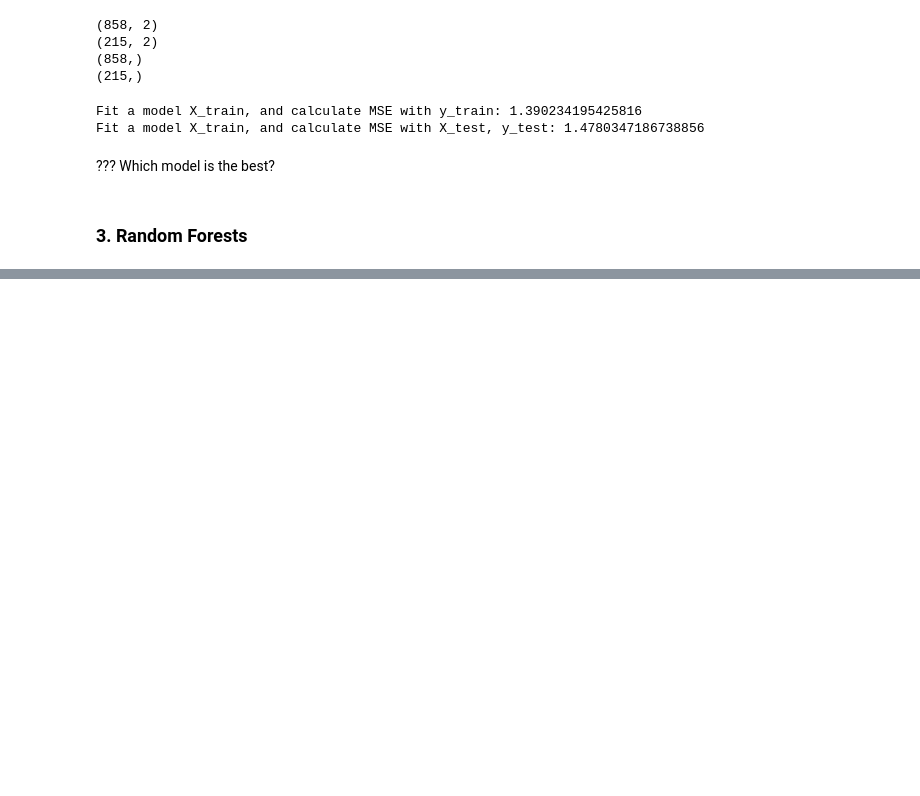
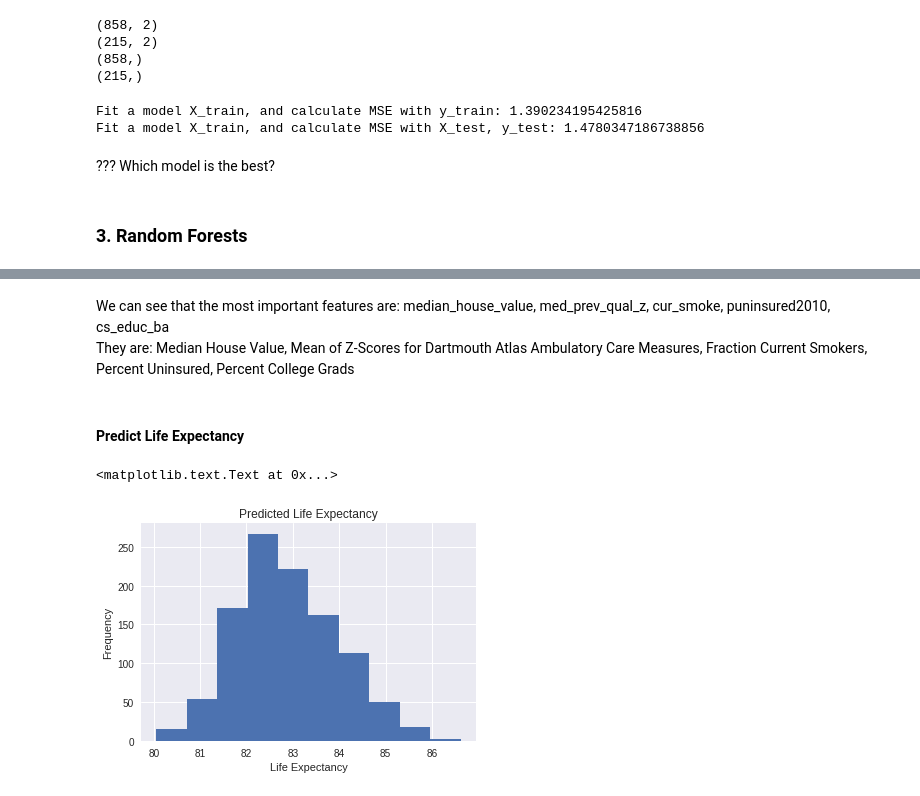
Before and after one commit to anxin16/Capstone-Project-2, a Jupyter notebook: Capstone-Report/Capstone-3.ipynb, the cells around one changed output, grey strips where cells are left out. Cells and saved outputs as stored; diff of their text form; code cells hidden in the pictures; blank space fills up the shorter version.

```diff
--- a/Capstone-Report/Capstone-3.ipynb
+++ b/Capstone-Report/Capstone-3.ipynb
@@ -1097,0 +1103,7 @@ Fit a model X_train, and calculate MSE with X_test, y_test: 1.4780347186738856
+# %%
+X0 = X.copy()
+# %%
+# Random Forest Regression
+rfr = RandomForestRegressor()
+rfr.fit(X0, y)
+print('Coefficient of determination R^2 of the prediction:', rfr.score(X0, y))
@@ -1097,0 +1135,14 @@ Fit a model X_train, and calculate MSE with X_test, y_test: 1.4780347186738856
+# %% [markdown]
+We can see that the most important features are: median_house_value, med_prev_qual_z, cur_smoke, puninsured2010, cs_educ_ba
+They are: Median House Value, Mean of Z-Scores for Dartmouth Atlas Ambulatory Care Measures, Fraction Current Smokers, Percent Uninsured, Percent College Grads
+# %% [markdown]
+#### Predict Life Expectancy
+# %%
+# Plot a histogram of all the predicted life expectancy
+plt.hist(rfr.predict(X0))
+plt.title('Predicted Life Expectancy')
+plt.xlabel('Life Expectancy')
+plt.ylabel('Frequency')
+# %% [output]
+<matplotlib.text.Text at 0x...>
+[figure, added]
```
Also changed, not shown: parts of 56 cells of this notebook.
